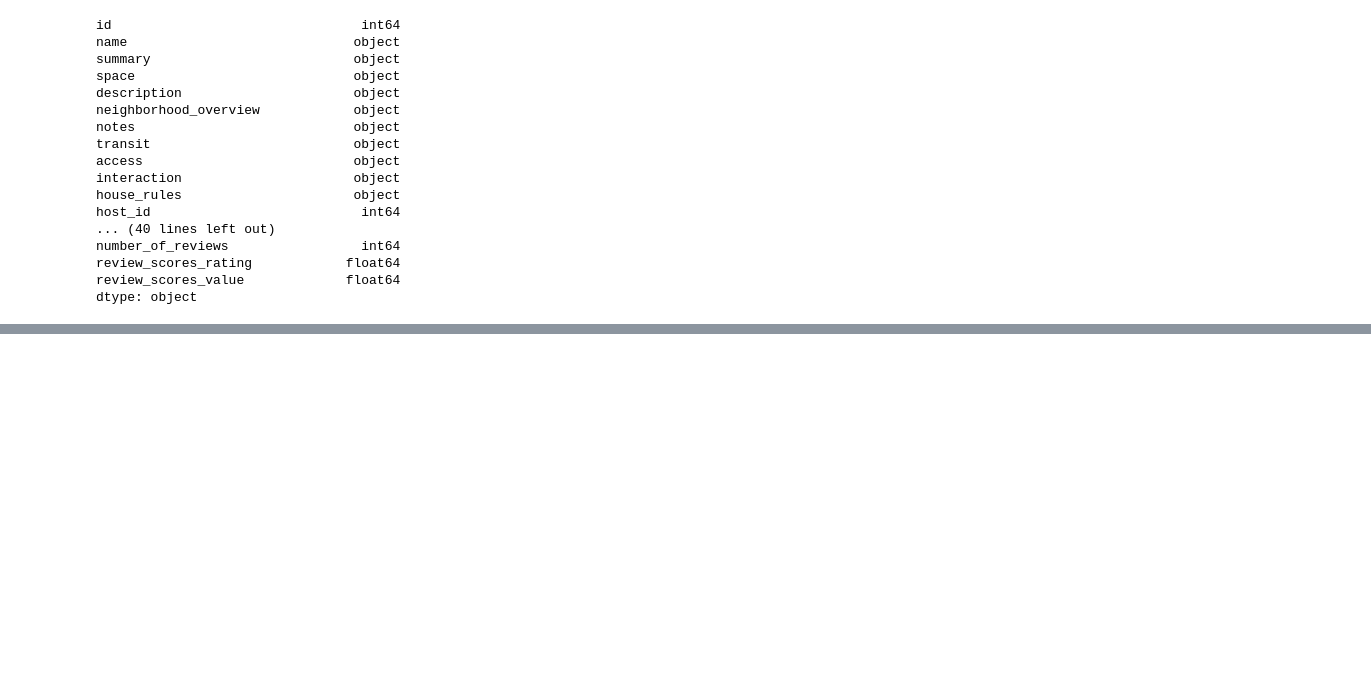
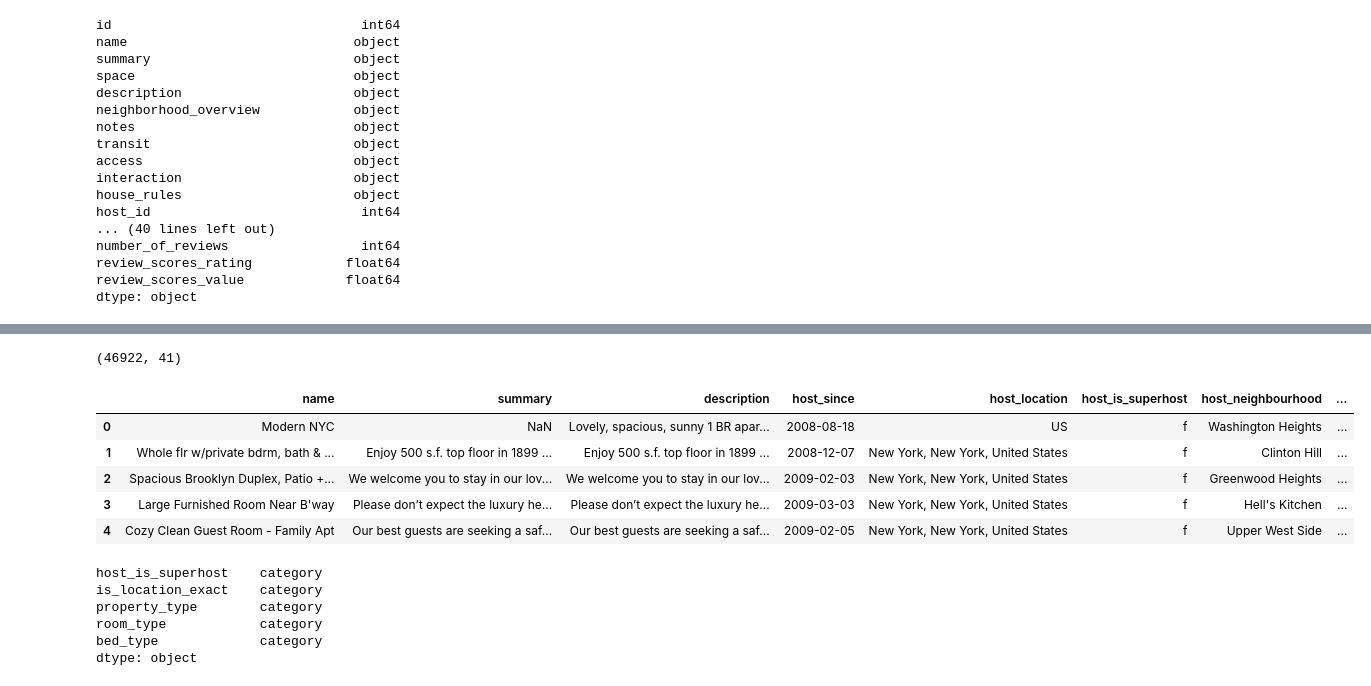
Before and after one commit to Justin-FrankGH/project3, a Jupyter notebook: listings_data_cleaning.ipynb, the cells around one changed output, grey strips where cells are left out. Saved outputs shown, nothing was run; the diff lists cells and outputs as text; code cells hidden in the pictures; blank space fills up the shorter version.

```diff
--- a/listings_data_cleaning.ipynb
+++ b/listings_data_cleaning.ipynb
@@ -256,0 +207,6 @@ def price_fixer(col_name, )
+# %%
+clean_file_path = os.path.join("listings_cleaned.csv")
+# %%
+df = pd.read_csv(clean_file_path)
+
+df.head()
@@ -256,0 +322,14 @@ def price_fixer(col_name, )
+# %%
+print(clean2_df.shape)
+# %% [output]
+(46922, 41)
+# %%
+#Check Object values so we can convert to categorical or boolean data types
+clean2_df.select_dtypes(['object']).head()
+# %% [output]
+|  | name | summary | description | host_since | host_location | host_is_superhost | host_neighbourhood | ... |
+| 0 | Modern NYC | NaN | Lovely, spacious, sunny 1 BR apar... | 2008-08-18 | US | f | Washington Heights | ... |
+| 1 | Whole flr w/private bdrm, bath & ... | Enjoy 500 s.f. top floor in 1899 ... | Enjoy 500 s.f. top floor in 1899 ... | 2008-12-07 | New York, New York, United States | f | Clinton Hill | ... |
+| 2 | Spacious Brooklyn Duplex, Patio +... | We welcome you to stay in our lov... | We welcome you to stay in our lov... | 2009-02-03 | New York, New York, United States | f | Greenwood Heights | ... |
+| 3 | Large Furnished Room Near B'way | Please don’t expect the luxury he... | Please don’t expect the luxury he... | 2009-03-03 | New York, New York, United States | f | Hell's Kitchen | ... |
+| 4 | Cozy Clean Guest Room - Family Apt | Our best guests are seeking a saf... | Our best guests are seeking a saf... | 2009-02-05 | New York, New York, United States | f | Upper West Side | ... |
@@ -256,0 +342,11 @@ def price_fixer(col_name, )
+# %%
+clean2_df[categorical_types] = clean2_df[categorical_types].apply(lambda x: x.astype('category'),
+                                                                                axis='rows')
+clean2_df[categorical_types].dtypes
+# %% [output]
+host_is_superhost    category
+is_location_exact    category
+property_type        category
+room_type            category
+bed_type             category
+dtype: object
```
Also changed, not shown: parts of 30 cells of this notebook.
